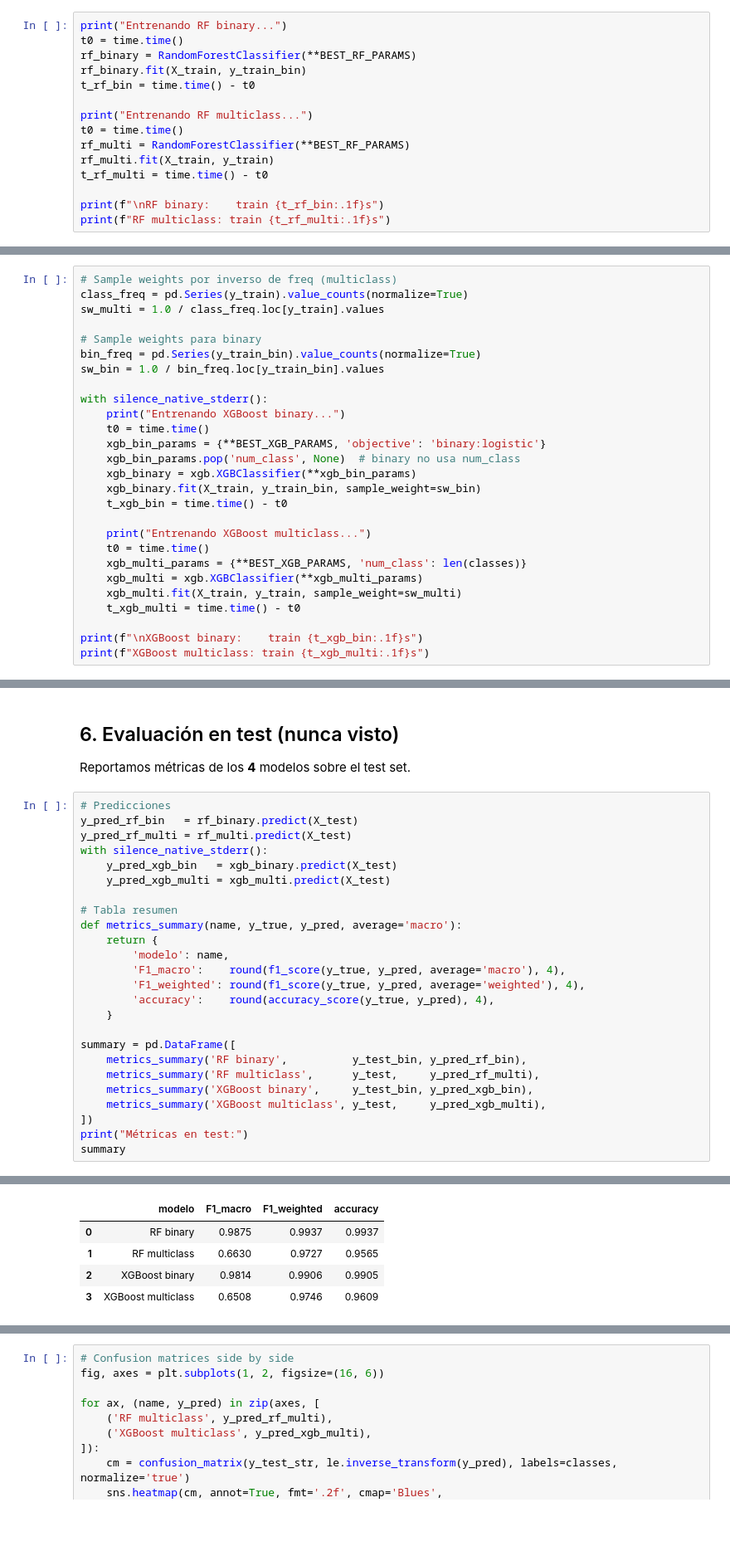
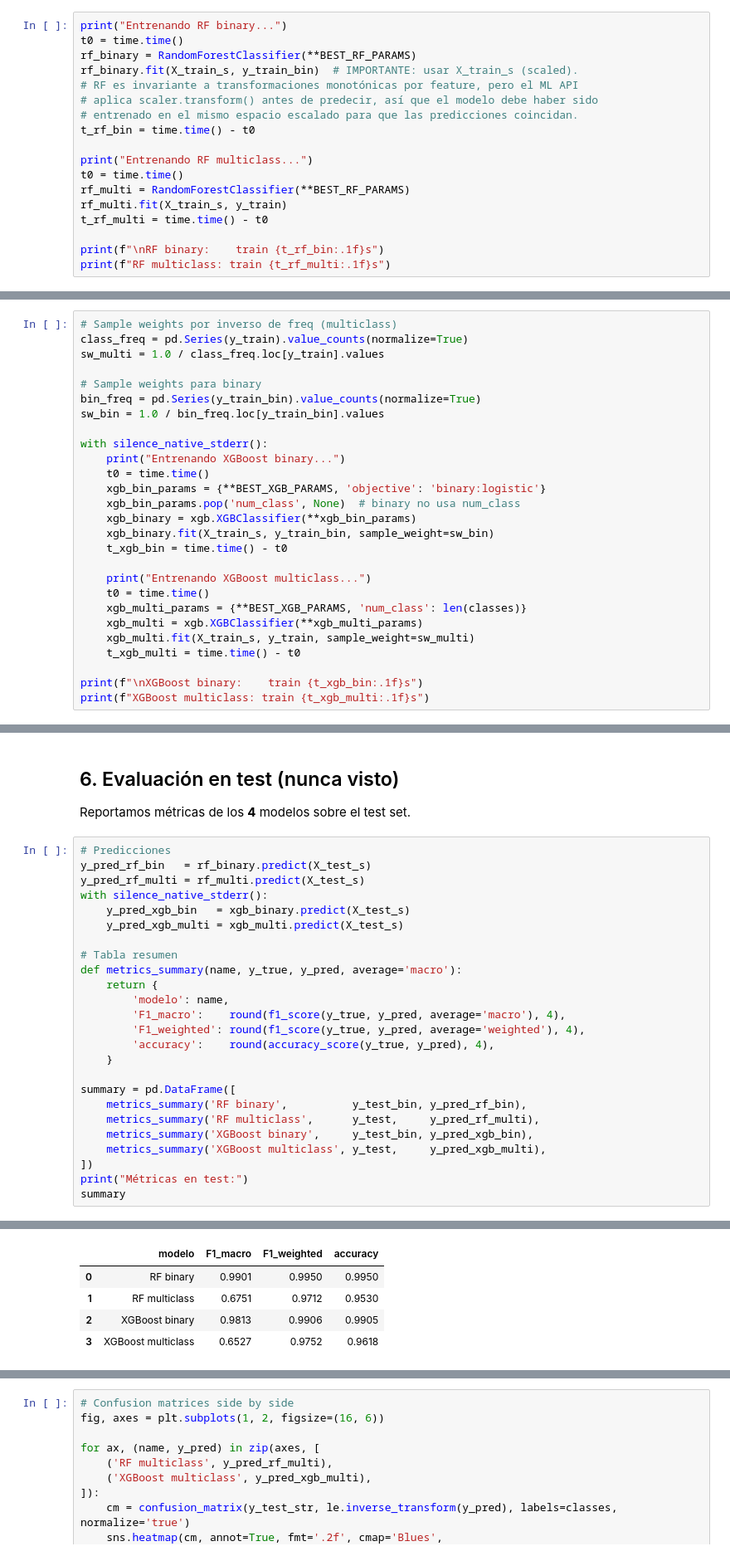
Before and after one commit to exe-keppler/ML-Lab-Capston, a Jupyter notebook: notebooks/06_final_model.ipynb, the cells around one changed output, grey strips where cells are left out. Shown at 83% size. Cells and saved outputs as stored; diff of their text form; blank space fills up the shorter version.

```diff
--- a/notebooks/06_final_model.ipynb
+++ b/notebooks/06_final_model.ipynb
@@ -195,13 +195,16 @@ Scaler fiteado: mean shape (47,), std shape (47,)
 print("Entrenando RF binary...")
 t0 = time.time()
 rf_binary = RandomForestClassifier(**BEST_RF_PARAMS)
-rf_binary.fit(X_train, y_train_bin)
+rf_binary.fit(X_train_s, y_train_bin)  # IMPORTANTE: usar X_train_s (scaled).
+# RF es invariante a transformaciones monotónicas por feature, pero el ML API
+# aplica scaler.transform() antes de predecir, así que el modelo debe haber sido
+# entrenado en el mismo espacio escalado para que las predicciones coincidan.
 t_rf_bin = time.time() - t0
 
 print("Entrenando RF multiclass...")
 t0 = time.time()
 rf_multi = RandomForestClassifier(**BEST_RF_PARAMS)
-rf_multi.fit(X_train, y_train)
+rf_multi.fit(X_train_s, y_train)
 t_rf_multi = time.time() - t0
 
 print(f"\nRF binary:    train {t_rf_bin:.1f}s")
@@ -229,14 +232,14 @@ with silence_native_stderr():
     xgb_bin_params = {**BEST_XGB_PARAMS, 'objective': 'binary:logistic'}
     xgb_bin_params.pop('num_class', None)  # binary no usa num_class
     xgb_binary = xgb.XGBClassifier(**xgb_bin_params)
-    xgb_binary.fit(X_train, y_train_bin, sample_weight=sw_bin)
+    xgb_binary.fit(X_train_s, y_train_bin, sample_weight=sw_bin)
     t_xgb_bin = time.time() - t0
 
     print("Entrenando XGBoost multiclass...")
     t0 = time.time()
     xgb_multi_params = {**BEST_XGB_PARAMS, 'num_class': len(classes)}
     xgb_multi = xgb.XGBClassifier(**xgb_multi_params)
-    xgb_multi.fit(X_train, y_train, sample_weight=sw_multi)
+    xgb_multi.fit(X_train_s, y_train, sample_weight=sw_multi)
     t_xgb_multi = time.time() - t0
 
 print(f"\nXGBoost binary:    train {t_xgb_bin:.1f}s")
@@ -253,36 +256,36 @@ XGBoost multiclass: train 49.0s
 Reportamos métricas de los **4** modelos sobre el test set.
 # %%
 # Predicciones
-y_pred_rf_bin   = rf_binary.predict(X_test)
-y_pred_rf_multi = rf_multi.predict(X_test)
+y_pred_rf_bin   = rf_binary.predict(X_test_s)
+y_pred_rf_multi = rf_multi.predict(X_test_s)
 with silence_native_stderr():
-    y_pred_xgb_bin   = xgb_binary.predict(X_test)
-    y_pred_xgb_multi = xgb_multi.predict(X_test)
+    y_pred_xgb_bin   = xgb_binary.predict(X_test_s)
+    y_pred_xgb_multi = xgb_multi.predict(X_test_s)
 
 # Tabla resumen
 def metrics_summary(name, y_true, y_pred, average='macro'):
     return {
         'modelo': name,
         'F1_macro':    round(f1_score(y_true, y_pred, average='macro'), 4),
         'F1_weighted': round(f1_score(y_true, y_pred, average='weighted'), 4),
         'accuracy':    round(accuracy_score(y_true, y_pred), 4),
     }
 
 summary = pd.DataFrame([
     metrics_summary('RF binary',          y_test_bin, y_pred_rf_bin),
     metrics_summary('RF multiclass',      y_test,     y_pred_rf_multi),
     metrics_summary('XGBoost binary',     y_test_bin, y_pred_xgb_bin),
     metrics_summary('XGBoost multiclass', y_test,     y_pred_xgb_multi),
 ])
 print("Métricas en test:")
 summary
 # %% [output]
 Métricas en test:
 |  | modelo | F1_macro | F1_weighted | accuracy |
-| 0 | RF binary | 0.9875 | 0.9937 | 0.9937 |
-| 1 | RF multiclass | 0.6630 | 0.9727 | 0.9565 |
-| 2 | XGBoost binary | 0.9814 | 0.9906 | 0.9905 |
-| 3 | XGBoost multiclass | 0.6508 | 0.9746 | 0.9609 |
+| 0 | RF binary | 0.9901 | 0.9950 | 0.9950 |
+| 1 | RF multiclass | 0.6751 | 0.9712 | 0.9530 |
+| 2 | XGBoost binary | 0.9813 | 0.9906 | 0.9905 |
+| 3 | XGBoost multiclass | 0.6527 | 0.9752 | 0.9618 |
 # %%
 # Classification report multiclass detallado
 print("=" * 70)
```
Also changed, not shown: parts of 5 cells of this notebook, 10 other files.
